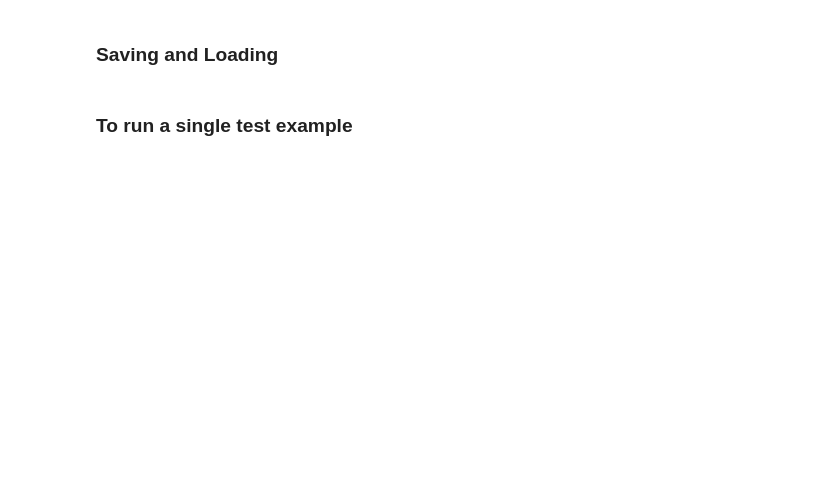
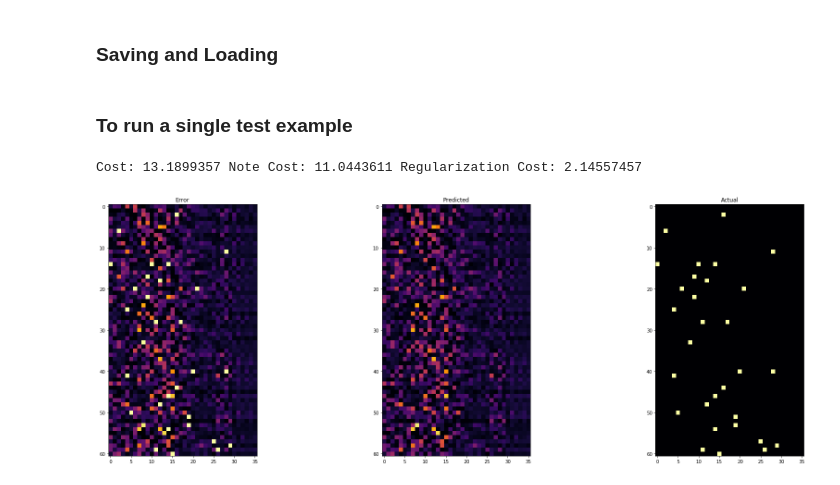
Before and after one commit to jmsmdy/sound-parse, a Jupyter notebook: Flex Net L.ipynb, the cells around one changed output. Drawn from its saved outputs; the diff is of its cells as text; code cells hidden in the pictures; blank space fills up the shorter version.

```diff
--- a/Flex Net L.ipynb
+++ b/Flex Net L.ipynb
@@ -87,8 +87,10 @@ class Network(tf.Module):
 
         self.layers.append(JoinLayer(self.layers[-1].output_features, num_chunks))
 
-        self.layers.append(SeluLayer(self.layers[-1].output_features, self.layers[-1].output_features // 4, scaling=1))
+        self.layers.append(SeluLayer(self.layers[-1].output_features, self.layers[-1].output_features // 4, scaling=1.0))
         self.layers.append(SigmoidLayer(self.layers[-1].output_features, 61, scaling=1/10))
+
+        self.scalings = tuple([scaling for layer in self.layers for scaling in layer.scalings])
 
     def save(self, path):
         if not os.path.exists(path):
@@ -155,7 +157,7 @@ def signal_handler(signal, frame):
 signal.signal(signal.SIGINT, signal_handler)
 
 #@tf.function
-def loss(trainable_variables, notes_actual, notes_predicted):
+def loss(trainable_variables, scalings, notes_actual, notes_predicted):
     #note_correctness_error = 10000*tf.reduce_mean((notes_actual - notes_predicted) ** 2)
     #note_correctness_error = 1 - tf.reduce_mean(tf.reduce_mean(((1/128) + notes_actual) * ((1/128) + notes_predicted), axis=-1) / (tf.reduce_mean(((1/128) + notes_predicted) ** 2, axis=-1) ** (1/2) * tf.reduce_mean(((1/128) + notes_actual) ** 2, axis=-1) ** (1/2)))
     #energy_actual = 150*tf.reduce_mean(notes_actual ** 2, axis=-1) - (tf.reduce_mean(notes_actual, axis=-1) ** 2)
@@ -165,8 +167,8 @@ def loss(trainable_variables, notes_actual, notes_predicted):
     #loss = (note_correctness_error + mean_energy_error)
     note_cost = 200*tf.reduce_mean(-notes_actual * tf.math.log(0.0000000001 + notes_predicted) - (1 - notes_actual) * tf.math.log(1.0000000001 - notes_predicted))
     regularization_cost = 0.0
-    for var in trainable_variables:
-        regularization_cost += (1/10000) * tf.reduce_sum(tf.math.maximum(var, 0.0))
+    for i in range(len(trainable_variables)):
+        regularization_cost +=  tf.reduce_mean(-tf.math.minimum(trainable_variables[i], 0.0)) #* (1 / scalings[i])
     cost = note_cost + regularization_cost
     tf.print('Cost:', cost, 'Note Cost:', note_cost, 'Regularization Cost:', regularization_cost)
     #tf.print('Loss', loss, 'Note Cosine Error', note_correctness_error, ', Energy Error', mean_energy_error)
@@ -179,13 +181,13 @@ def grad(network, input_pcms, notes_actual):
     with tf.GradientTape() as tape:
         tape.watch(network.trainable_variables)
         notes_predicted = network(input_pcms)
-        loss_value = loss(network.trainable_variables, notes_actual, notes_predicted)
+        loss_value = loss(network.trainable_variables, network.scalings, notes_actual, notes_predicted)
     return loss_value, notes_predicted, tf.clip_by_global_norm(tape.gradient(loss_value, network.trainable_variables), 1000000.0)
 
 #@tf.function
-def apply_grads(trainable_vars, grads, learning_rate):
+def apply_grads(trainable_vars, grads, scalings, learning_rate):
     for i in range(len(grads)):
-        trainable_vars[i].assign_sub(learning_rate * grads[i])
+        trainable_vars[i].assign_sub(learning_rate * (1 / scalings[i] ** 2) * grads[i])
 
 #optimizer = tf.keras.optimizers.SGD(learning_rate=0.001, momentum=0.001) #, momentum=0.01) #, momentum=0.1, nesterov=True)
 optimizer=tf.keras.optimizers.SGD(learning_rate=0.001)
@@ -199,7 +201,7 @@ length_in_beats = length_in_seconds * quantization
 
 
 
-learning_rate = 0.001
+learning_rate = 0.000001
 
 grads = tuple(tf.Variable(tf.zeros_like(var, dtype=tf.float32)) for var in network.trainable_variables)
 
@@ -219,18 +221,19 @@ while keep_going:
 
     #apply_grads(network.trainable_variables, new_grads, learning_rate, scaling)
 
-    if i % 10 == 0:
-
-        fig = plotting.error(notes_predicted, notes_actual)
-        display(fig)
-        plt.close(fig)
-
     if i % 100 == 99:
-        network.save(checkpoint)
         clear_output()
 
+    if i % 10 == 0:
+        pass
+        #fig = plotting.error(notes_predicted, notes_actual)
+        #display(fig)
+        #plt.close(fig)
+        #del fig
+
+
     if (i % batches_per_epoch) == (batches_per_epoch - 1):
-        apply_grads(network.trainable_variables, grads, learning_rate)
+        apply_grads(network.trainable_variables, grads, network.scalings, learning_rate)
         #optimizer.apply_gradients(zip(grads, network.trainable_variables))
 
         for j in range(len(grads)):
@@ -238,5 +241,9 @@ while keep_going:
 
         print(f'Epoch {i // batches_per_epoch} completed!')
 
+    if i % 1000 == 999:
+        network.save('checkpoint4')
+        print('Network Parameters Saved!')
+
     print('Step', i, 'complete.')
 # %% [output]
@@ -260,12 +271,17 @@ network.save('checkpoint')
 # %%
-network.load('checkpoint')
+network.load('checkpoint3')
 # %% [markdown]
 ### To run a single test example
 # %%
 import plotting
 
 input_pcms, notes_actual = generate_batch()
 
 loss_value, notes_predicted, (new_grads, global_norm) = grad(network, input_pcms, notes_actual)
 
-plotting.error(notes_predicted, notes_actual)
+plt = plotting.error(notes_predicted, notes_actual)
+
+del plt
+# %% [output]
+Cost: 13.1899357 Note Cost: 11.0443611 Regularization Cost: 2.14557457
+[figure, added]
```
Also changed, not shown: parts of 4 cells of this notebook, 1 other file.
